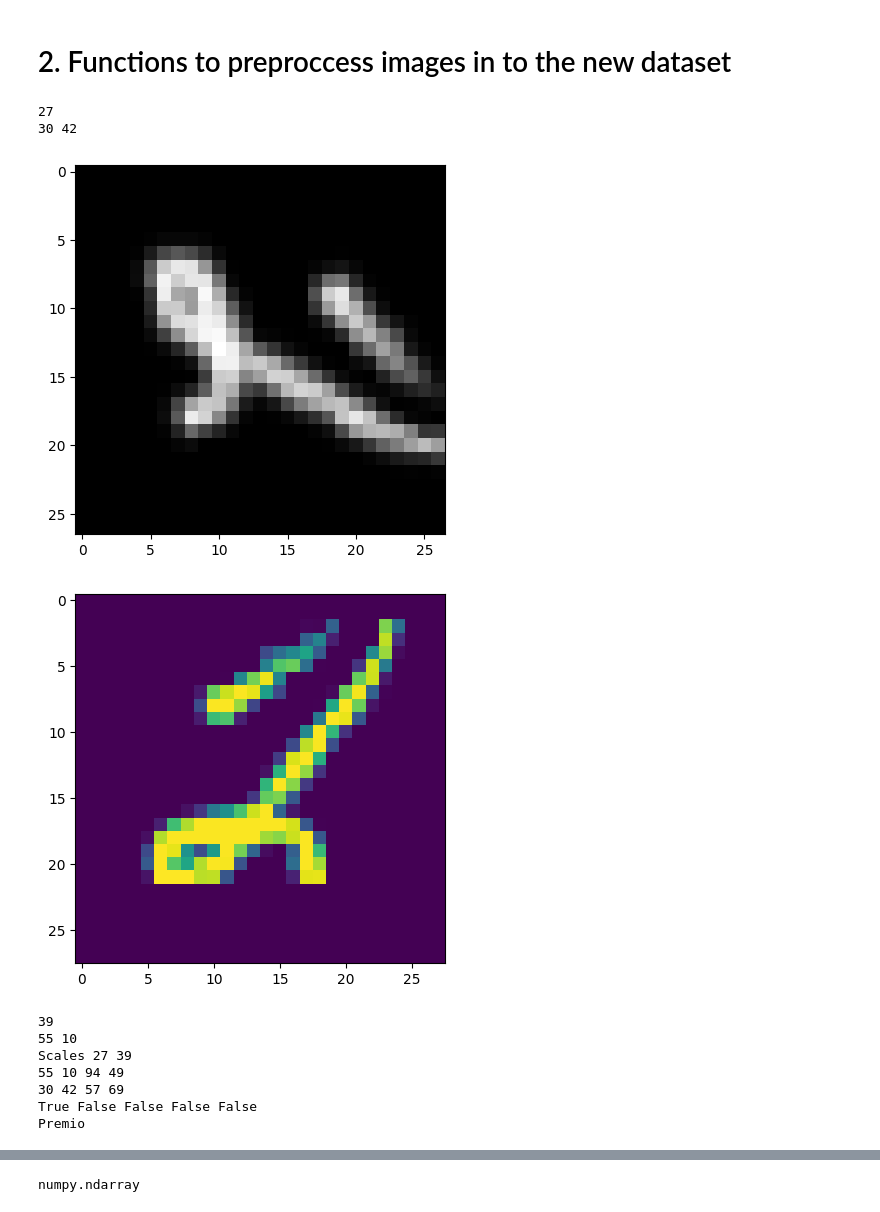
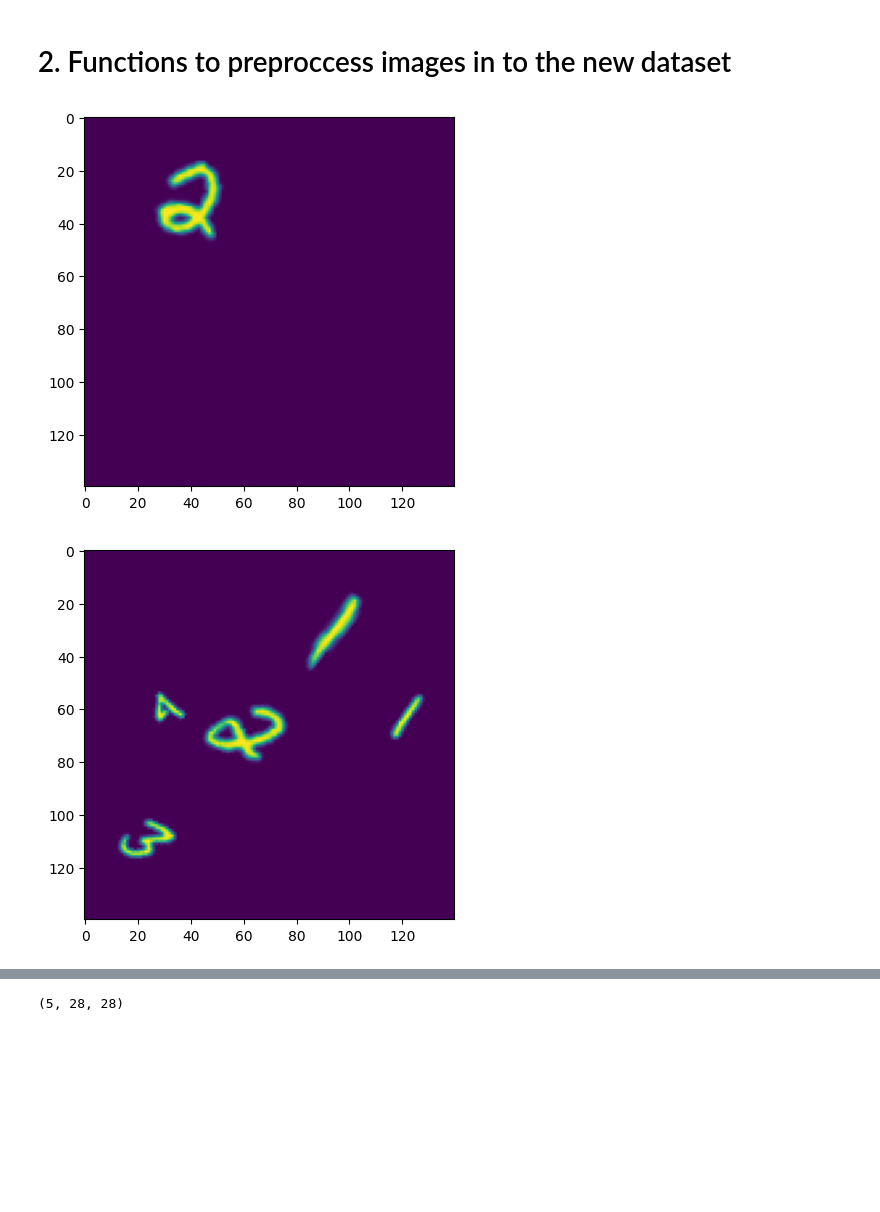
Before and after one commit to Rigel89/MNIST_OD, a Jupyter notebook: MNIST_dataset_creator.ipynb, the cells around one changed output, grey strips where cells are left out. Drawn from its saved outputs; the diff is of its cells as text; code cells hidden in the pictures; blank space fills up the shorter version.

```diff
--- a/MNIST_dataset_creator.ipynb
+++ b/MNIST_dataset_creator.ipynb
@@ -128,17 +245,8 @@ def image_generator(tf_dataset, number_of_images):
 # %%
 #Creatting a seed, in order to get replicable solution
 # random.seed(13)
 
-image_generator(train, 1)
+image_generator(train, 3)
 # %% [output]
-27
-30 42
-[figure, old version]
+[figure, new version]
-[figure, old version]
+[figure, new version]
-39
-55 10
-Scales 27 39
-55 10 94 49
-30 42 57 69
-True False False False False
-Premio
@@ -161,9 +254,9 @@ Premio
 # %%
 A, B = train.as_numpy_iterator().next()
 # %%
-type(B)
+A.shape
 # %% [output]
-numpy.ndarray
+(5, 28, 28)
 # %%
 numberOfImages = random.randint(1,5)
 indexOfImages = random.sample([1,2,3,4,5],numberOfImages)
```
Also changed, not shown: parts of 17 cells of this notebook.
